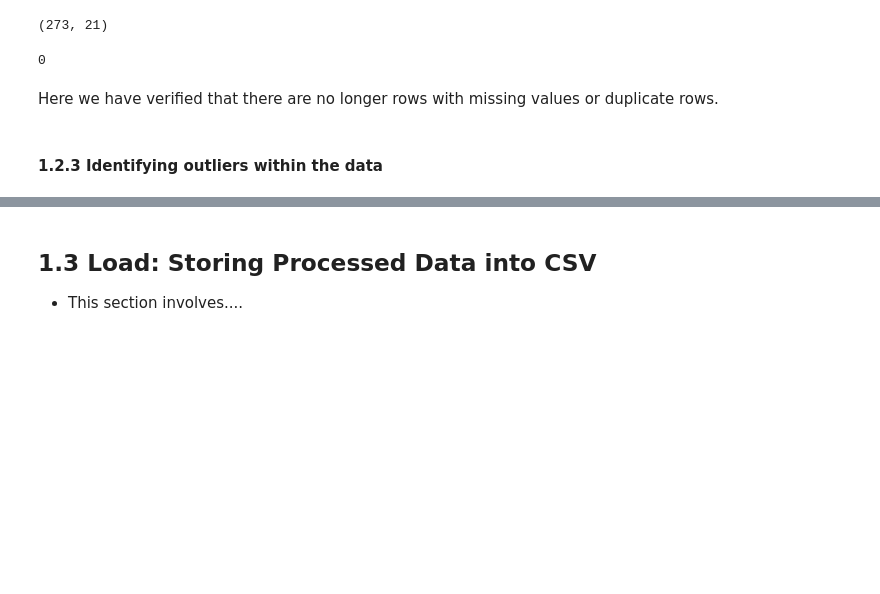
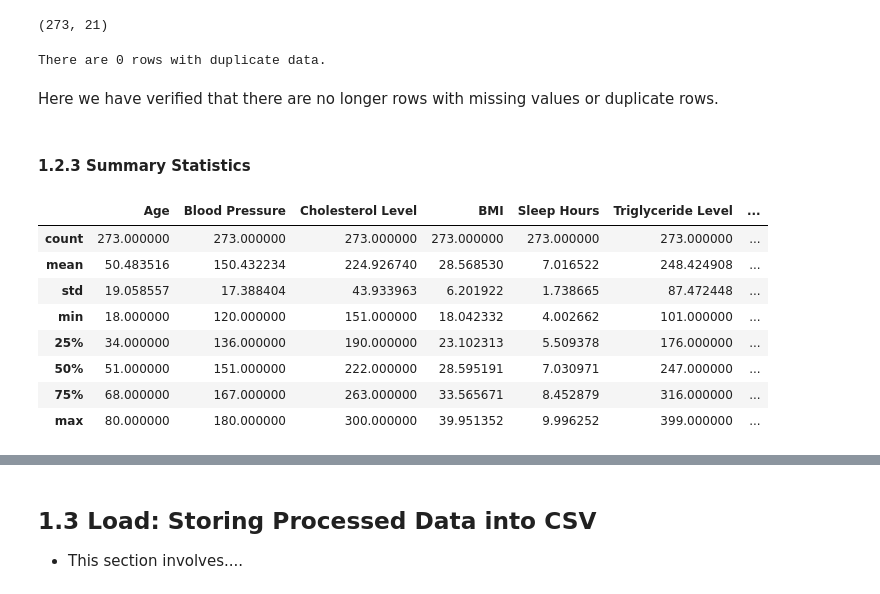
Before and after one commit to MahaSci/heart-disease-data-hackathon-1, a Jupyter notebook: jupyter_notebooks/Heart_Disease_Project.ipynb, the cells around one changed output, grey strips where cells are left out. Saved outputs shown, nothing was run; the diff lists cells and outputs as text; code cells hidden in the pictures; blank space fills up the shorter version.

```diff
--- a/jupyter_notebooks/Heart_Disease_Project.ipynb
+++ b/jupyter_notebooks/Heart_Disease_Project.ipynb
@@ -124,12 +163,29 @@ df.shape
 # %% [output]
 (273, 21)
 # %%
-# checking for duplicates
-duplicate_data = df.duplicated().sum()
-duplicate_data
+# automated checking for duplicates
+
+def checkDuplicates(df):
+    duplicate_data = df.duplicated().sum()
+    return duplicate_data
+
+print(f"There are {duplicate_data} rows with duplicate data.")
 # %% [output]
-0
+There are 0 rows with duplicate data.
 # %% [markdown]
 Here we have verified that there are no longer rows with missing values or duplicate rows.
 # %% [markdown]
-#### 1.2.3 Identifying outliers within the data
+#### 1.2.3 Summary Statistics
+# %%
+# In order to get an overview of the data spread we will use summary statistics
+df.describe()
+# %% [output]
+|  | Age | Blood Pressure | Cholesterol Level | BMI | Sleep Hours | Triglyceride Level | ... |
+| count | 273.000000 | 273.000000 | 273.000000 | 273.000000 | 273.000000 | 273.000000 | ... |
+| mean | 50.483516 | 150.432234 | 224.926740 | 28.568530 | 7.016522 | 248.424908 | ... |
+| std | 19.058557 | 17.388404 | 43.933963 | 6.201922 | 1.738665 | 87.472448 | ... |
+| min | 18.000000 | 120.000000 | 151.000000 | 18.042332 | 4.002662 | 101.000000 | ... |
+| 25% | 34.000000 | 136.000000 | 190.000000 | 23.102313 | 5.509378 | 176.000000 | ... |
+| 50% | 51.000000 | 151.000000 | 222.000000 | 28.595191 | 7.030971 | 247.000000 | ... |
+| 75% | 68.000000 | 167.000000 | 263.000000 | 33.565671 | 8.452879 | 316.000000 | ... |
+| max | 80.000000 | 180.000000 | 300.000000 | 39.951352 | 9.996252 | 399.000000 | ... |
```
Also changed, not shown: parts of 9 cells of this notebook.
